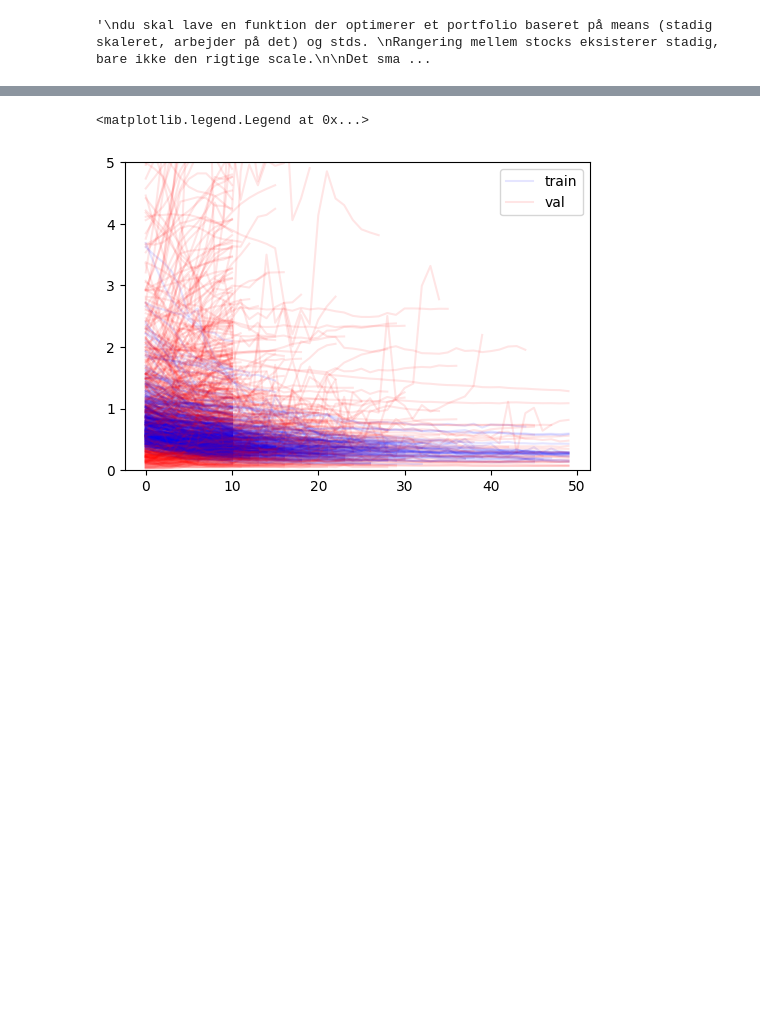
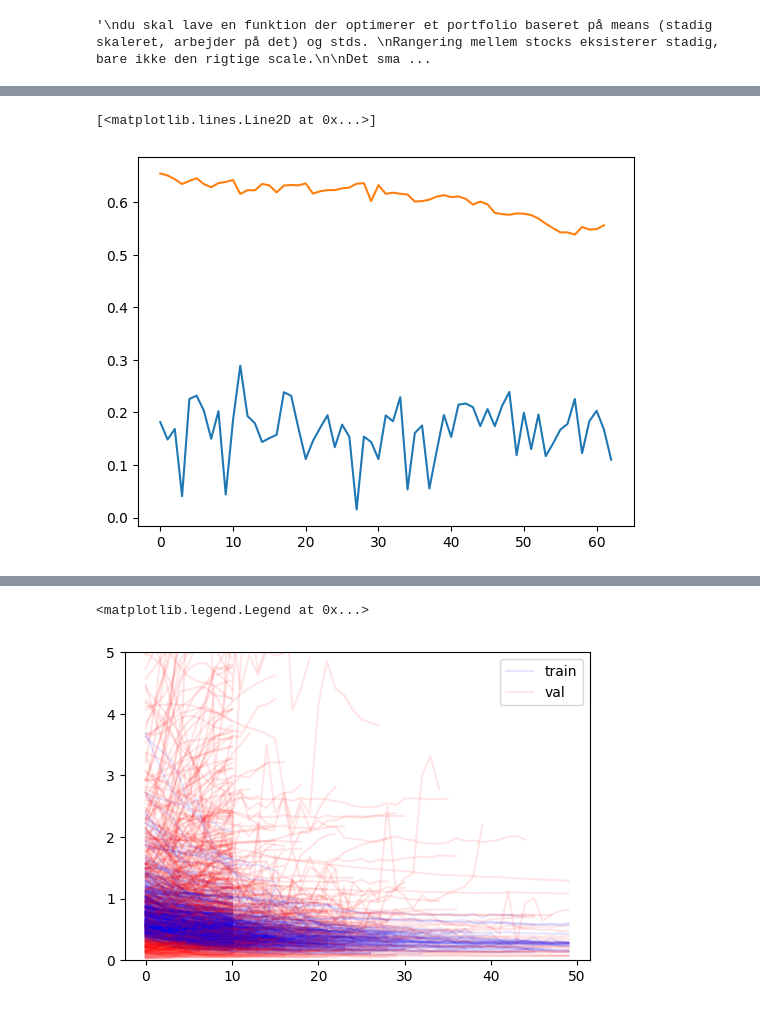
Before and after one commit to nico965j/financial-forecasting-bachelor, a Jupyter notebook: load_results.ipynb, the cells around one changed output, grey strips where cells are left out. Cells and saved outputs as stored; diff of their text form; code cells hidden in the pictures; blank space fills up the shorter version.

Commit message:
func for fetching results and best results

```diff
--- a/load_results.ipynb
+++ b/load_results.ipynb
@@ -46,17 +67,13 @@ def Unscale(databatches, target_scaler):
 
     return unscaled_batches
 # %%
-import pandas as pd
-import numpy as np
-import json
-
 def GetResultsFromJSON(ticker, fold, exp_dir):
-    result_dir = f"{exp_dir}/fold{fold}/{ticker}/model_results.json"
+    result_dir = f"{exp_dir}/fold{fold}/{ticker}/model_losses.json"
     with open(result_dir, 'r') as f:
         results = json.load(f)
     return results
 
-results = GetResultsFromJSON('AAPL', 3, 'experiments/exp_CAWR')
+results = GetResultsFromJSON('A', 0, 'experiments/exp_CAWR_rob')
 
 # calls to results.
 results['train_losses']
@@ -86,3 +103,10 @@ så man kan få det ud rimelig nemt til viz. det slet ikke sikkert det er den be
 """
 # %% [output]
 '\ndu skal lave en funktion der optimerer et portfolio baseret på means (stadig skaleret, arbejder på det) og stds. \nRangering mellem stocks eksisterer stadig, bare ikke den rigtige scale.\n\nDet sma ...
+# %%
+def FetchBestResults(results):
+    best_idx = np.argmin(results['val_losses'])
+    best_results = {key: value[best_idx] for key, value in results.items()}
+    return best_results
+# %%
+results = GetResultsFromJSON('A', 0, 'experiments/exp_Cycl')
@@ -88,0 +131,6 @@ så man kan få det ud rimelig nemt til viz. det slet ikke sikkert det er den be
+# %%
+plt.plot(FetchBestResults(results)[])
+statement = (minmax_scaled_data['Ticker'] == 'AAP') & (minmax_scaled_data.index > datetime(2018,10,1)) & (minmax_scaled_data.index < datetime(2019,1,1))
+plt.plot(minmax_scaled_data[statement]['log_return_3m'].values)
+# robust_scaled_data[statement]['log_return_3m']
+# %% [output]
@@ -88,0 +138,2 @@ så man kan få det ud rimelig nemt til viz. det slet ikke sikkert det er den be
+[<matplotlib.lines.Line2D at 0x...>]
+[figure, added]
```
Also changed, not shown: parts of 8 cells of this notebook.
